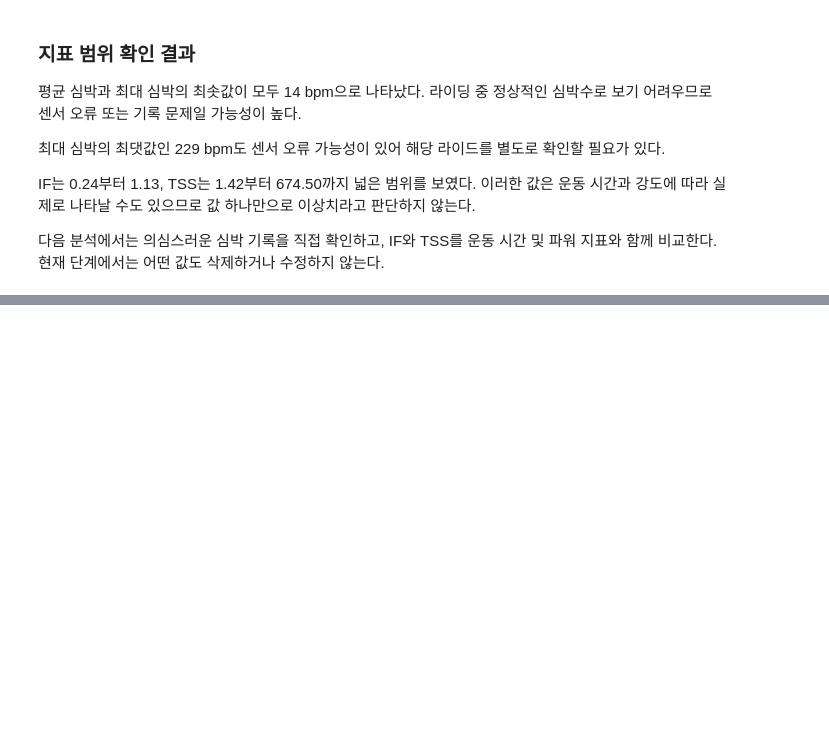
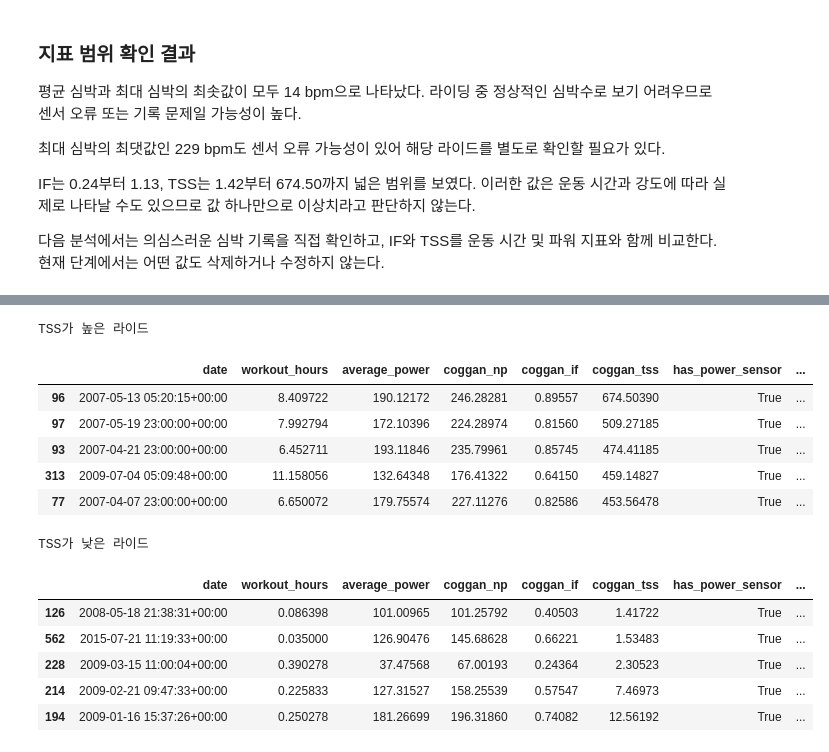
Before and after one commit to jhh0107gsc-hub/cycling, a Jupyter notebook: notebooks/01_goldencheetah_exploration.ipynb, the cells around one changed output, grey strips where cells are left out. Saved outputs shown, nothing was run; the diff lists cells and outputs as text; code cells hidden in the pictures; blank space fills up the shorter version.

```diff
--- a/notebooks/01_goldencheetah_exploration.ipynb
+++ b/notebooks/01_goldencheetah_exploration.ipynb
@@ -787,0 +1206,44 @@ IF는 0.24부터 1.13, TSS는 1.42부터 674.50까지 넓은 범위를
+# %%
+tss_context_columns = [
+    "date",
+    "workout_hours",
+    "average_power",
+    "coggan_np",
+    "coggan_if",
+    "coggan_tss",
+    "has_power_sensor",
+    "tss_without_power_sensor",
+]
+
+print("TSS가 높은 라이드")
+
+display(
+    cleaned_df.nlargest(
+        5,
+        "coggan_tss",
+    )[tss_context_columns]
+)
+
+print("TSS가 낮은 라이드")
+
+display(
+    cleaned_df.nsmallest(
+        5,
+        "coggan_tss",
+    )[tss_context_columns]
+)
+# %% [output]
+TSS가 높은 라이드
+|  | date | workout_hours | average_power | coggan_np | coggan_if | coggan_tss | has_power_sensor | ... |
+| 96 | 2007-05-13 05:20:15+00:00 | 8.409722 | 190.12172 | 246.28281 | 0.89557 | 674.50390 | True | ... |
+| 97 | 2007-05-19 23:00:00+00:00 | 7.992794 | 172.10396 | 224.28974 | 0.81560 | 509.27185 | True | ... |
+| 93 | 2007-04-21 23:00:00+00:00 | 6.452711 | 193.11846 | 235.79961 | 0.85745 | 474.41185 | True | ... |
+| 313 | 2009-07-04 05:09:48+00:00 | 11.158056 | 132.64348 | 176.41322 | 0.64150 | 459.14827 | True | ... |
+| 77 | 2007-04-07 23:00:00+00:00 | 6.650072 | 179.75574 | 227.11276 | 0.82586 | 453.56478 | True | ... |
+TSS가 낮은 라이드
+|  | date | workout_hours | average_power | coggan_np | coggan_if | coggan_tss | has_power_sensor | ... |
+| 126 | 2008-05-18 21:38:31+00:00 | 0.086398 | 101.00965 | 101.25792 | 0.40503 | 1.41722 | True | ... |
+| 562 | 2015-07-21 11:19:33+00:00 | 0.035000 | 126.90476 | 145.68628 | 0.66221 | 1.53483 | True | ... |
+| 228 | 2009-03-15 11:00:04+00:00 | 0.390278 | 37.47568 | 67.00193 | 0.24364 | 2.30523 | True | ... |
+| 214 | 2009-02-21 09:47:33+00:00 | 0.225833 | 127.31527 | 158.25539 | 0.57547 | 7.46973 | True | ... |
+| 194 | 2009-01-16 15:37:26+00:00 | 0.250278 | 181.26699 | 196.31860 | 0.74082 | 12.56192 | True | ... |
```
Also changed, not shown: parts of 20 cells of this notebook.
